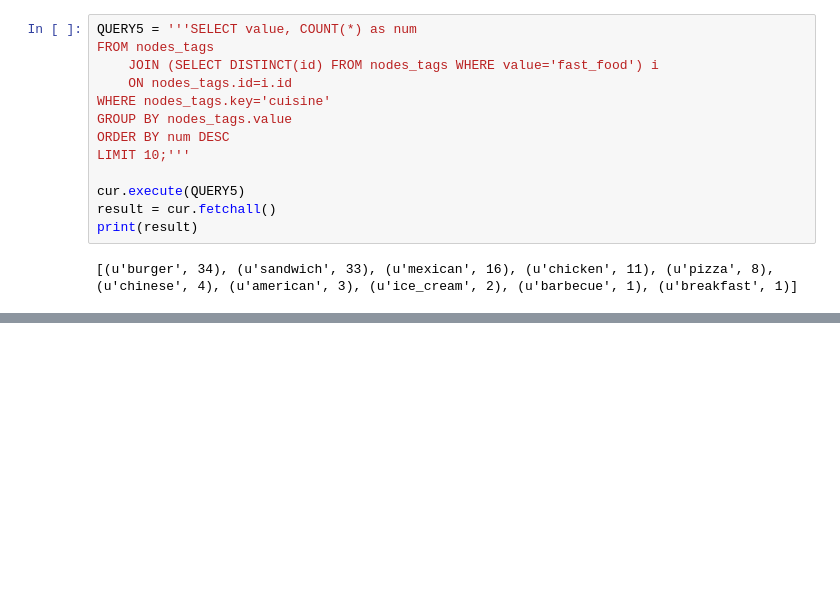
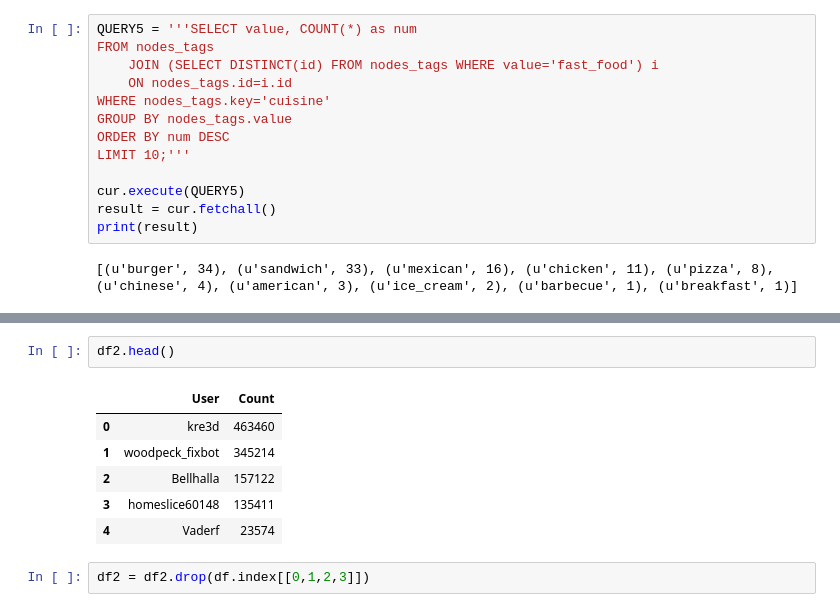
Before and after one commit to djhavera/Data-Wrangling, a Jupyter notebook: San Antonio.ipynb, the cells around one changed output, grey strips where cells are left out. Cells and saved outputs as stored; diff of their text form; blank space fills up the shorter version.

```diff
--- a/San Antonio.ipynb
+++ b/San Antonio.ipynb
@@ -614,0 +706,11 @@ print(result)
+# %%
+df2.head()
+# %% [output]
+|  | User | Count |
+| 0 | kre3d | 463460 |
+| 1 | woodpeck_fixbot | 345214 |
+| 2 | Bellhalla | 157122 |
+| 3 | homeslice60148 | 135411 |
+| 4 | Vaderf | 23574 |
+# %%
+df2 = df2.drop(df.index[[0,1,2,3]])
```
Also changed, not shown: parts of 21 cells of this notebook, 2 other files.
